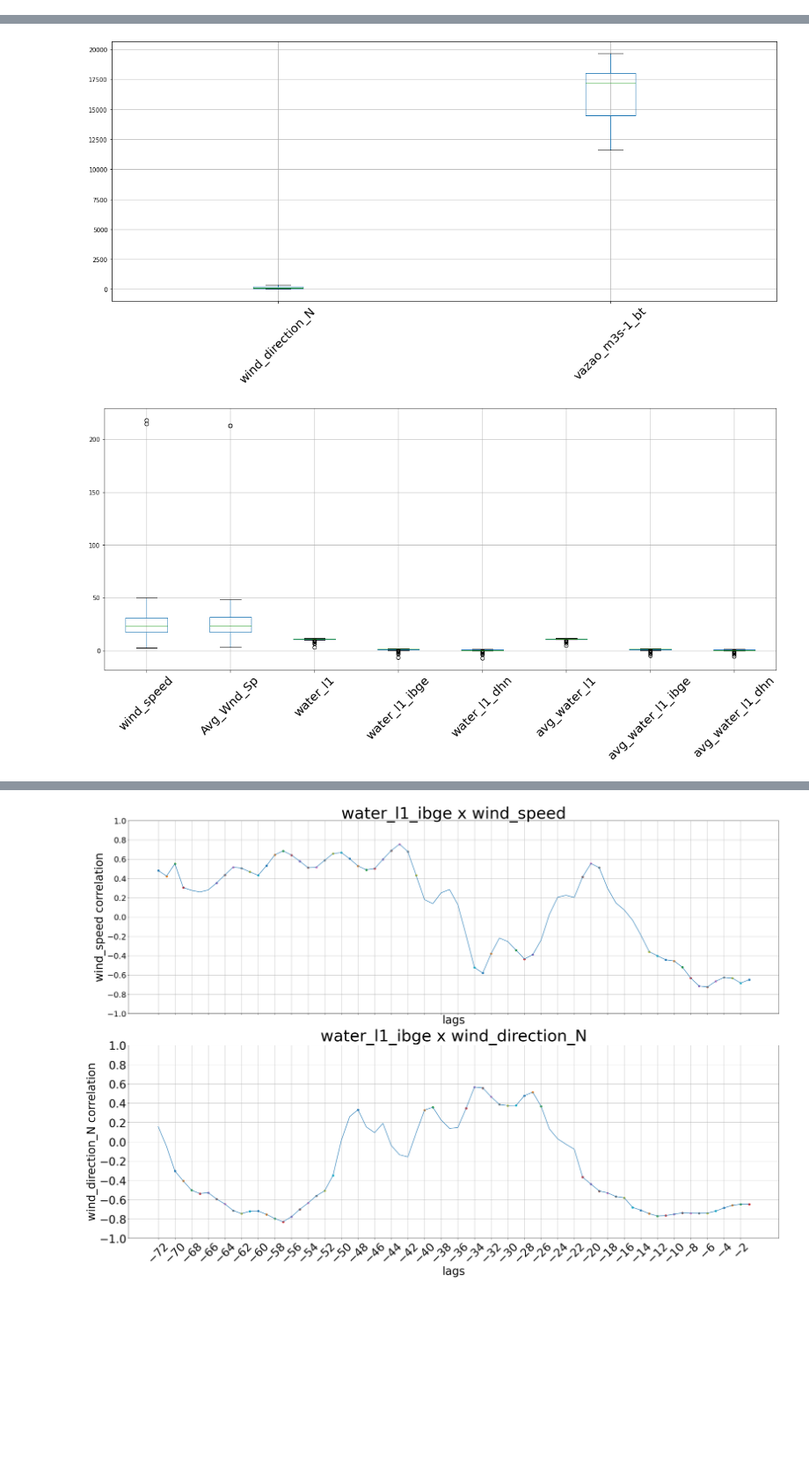
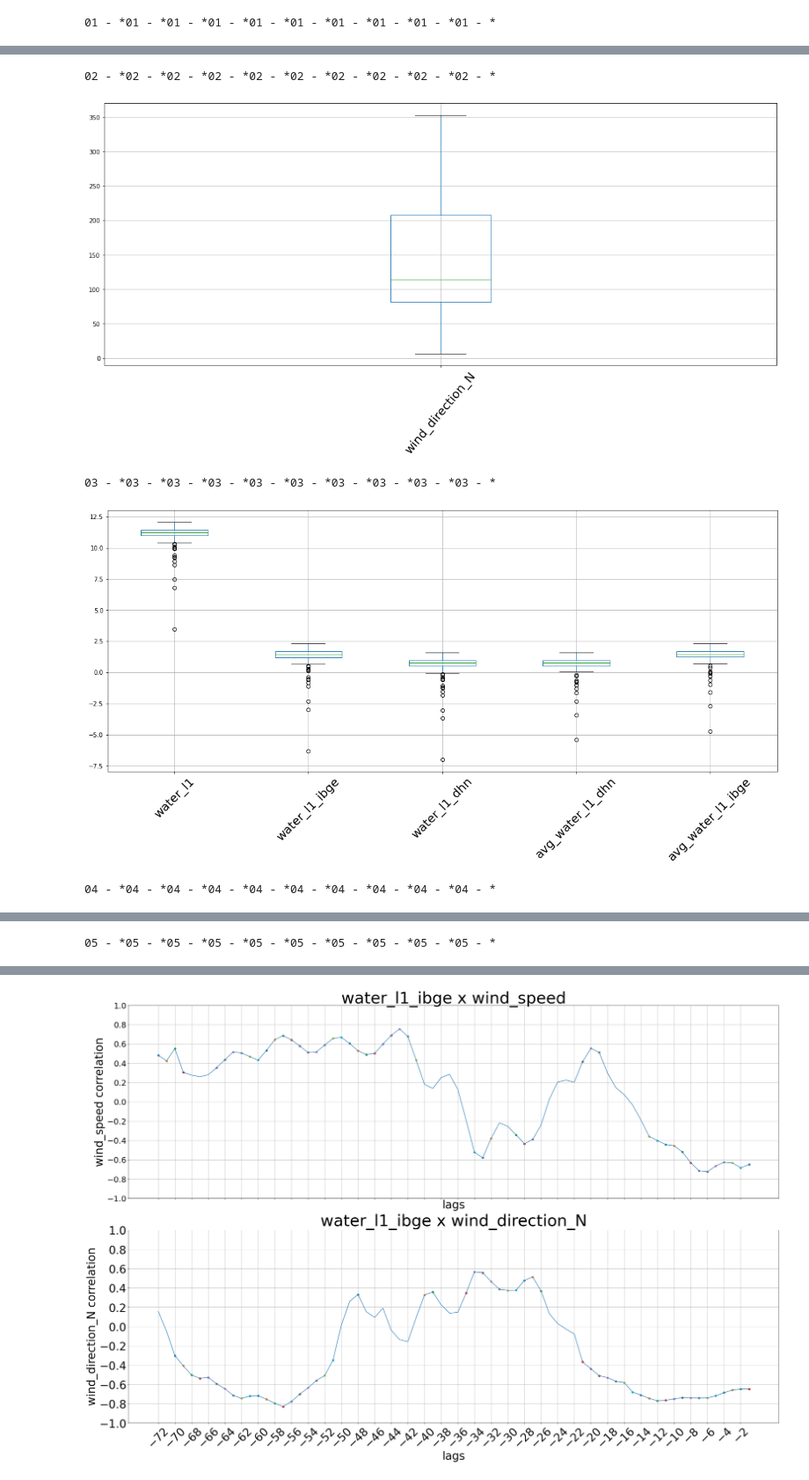
Before and after one commit to lucasdmarten/salasituacaopel, a Jupyter notebook: exploratory_1_refactor.ipynb, the cells around one changed output, grey strips where cells are left out. Shown at 88% size. Cells and saved outputs as stored; diff of their text form; code cells hidden in the pictures; blank space fills up the shorter version.

Commit message:
fix: boxplots

```diff
--- a/exploratory_1_refactor.ipynb
+++ b/exploratory_1_refactor.ipynb
@@ -150,22 +150,38 @@ def plot_lag_correlation(ref_var='water_l1_ibge',variables=['wind_speed', 'wind_
     plt.xticks(np.arange(-72,0, 2), rotation=45, fontsize=35)
     plt.show()
 # %%
-def plot_boxplot():
-    df.drop(columns=['wind_direction_N','vazao_m3s-1_bt']).boxplot(figsize=(20,8))
+def plot_boxplot(df):
+    print('01 - *'*10)
+    df[['vazao_m3s-1_bt']].boxplot(figsize=(20,8))
     plt.xticks(rotation=45,fontsize=20);
     plt.show()
 
-    df[['wind_direction_N','vazao_m3s-1_bt']].boxplot(figsize=(20,8))
+    print('02 - *'*10)
+    df[['wind_direction_N']].boxplot(figsize=(20,8))
+    plt.xticks(fontsize=20, rotation=50);
+    #[i for i in range(len(drctions))]
+    plt.show()
+
+    print('03 - *'*10)
+    df[['water_l1', 'water_l1_ibge', 'water_l1_dhn',
+         'avg_water_l1_dhn', 'avg_water_l1_ibge']].boxplot(figsize=(20,8))
+    #.drop(columns=['wind_direction_N','vazao_m3s-1_bt'])
+    plt.xticks(rotation=45,fontsize=20);
+    plt.show()
+
+    print('04 - *'*10)
+    df[['wind_speed', 'Avg_Wnd_Sp']].boxplot(figsize=(20,8))
+    #.drop(columns=['wind_direction_N','vazao_m3s-1_bt'])
     plt.xticks(rotation=45,fontsize=20);
     plt.show()
 
     for i, v in enumerate(['wind_speed', 'Avg_Wnd_Sp']):
-        df.loc[:, 'wind_speed'][df['wind_speed']>50]
+        df.loc[:, v][df[v]>50] = 50
 
-    df.drop(columns=['wind_direction_N','vazao_m3s-1_bt']).boxplot(figsize=(20,8))
+    print('05 - *'*10)
+    df[['wind_speed', 'Avg_Wnd_Sp']].boxplot(figsize=(20,8))
+    #.drop(columns=['wind_direction_N','vazao_m3s-1_bt'])
     plt.xticks(rotation=45,fontsize=20);
     plt.show()
 
-    df[['wind_direction_N','vazao_m3s-1_bt']].boxplot(figsize=(20,8))
-    plt.xticks(rotation=45,fontsize=20);
-    plt.show()
+plot_boxplot(df)
@@ -225,3 +269,4 @@ df
 # %%
-plot_boxplot()
+plot_boxplot(df)
 # %% [output]
+01 - *01 - *01 - *01 - *01 - *01 - *01 - *01 - *01 - *01 - *
@@ -229,2 +274,5 @@ plot_boxplot()
+02 - *02 - *02 - *02 - *02 - *02 - *02 - *02 - *02 - *02 - *
-[figure, old version]
+[figure, new version]
+03 - *03 - *03 - *03 - *03 - *03 - *03 - *03 - *03 - *03 - *
-[figure, old version]
+[figure, new version]
+04 - *04 - *04 - *04 - *04 - *04 - *04 - *04 - *04 - *04 - *
@@ -231,0 +280 @@ plot_boxplot()
+05 - *05 - *05 - *05 - *05 - *05 - *05 - *05 - *05 - *05 - *
```
Also changed, not shown: parts of 5 cells of this notebook.
